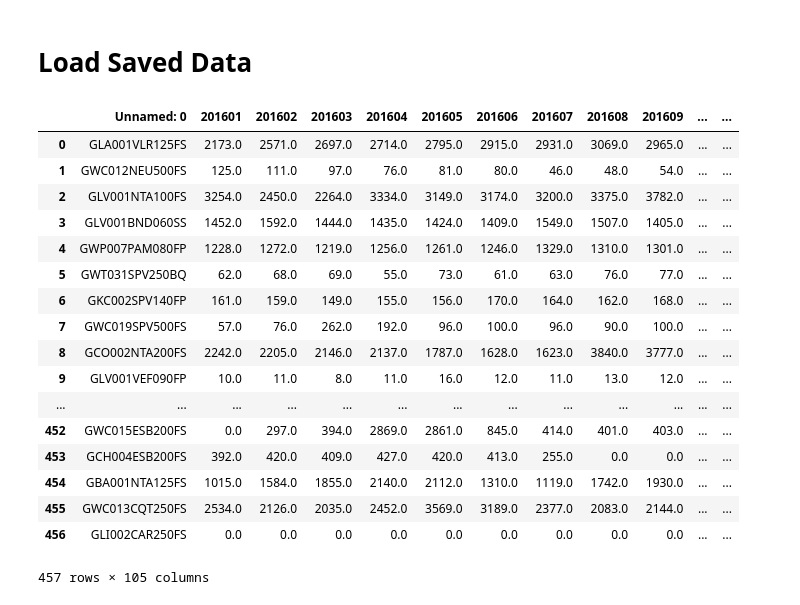
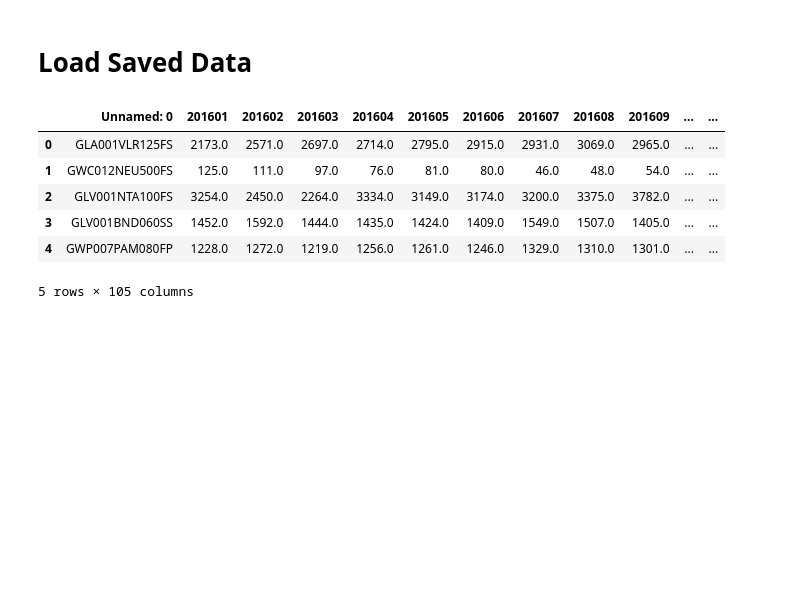
Before and after one commit to imad24/pc_clustering, a Jupyter notebook: notebooks/Data Import.ipynb, the cells around one changed output. Saved outputs shown, nothing was run; the diff lists cells and outputs as text; code cells hidden in the pictures; blank space fills up the shorter version.

```diff
--- a/notebooks/Data Import.ipynb
+++ b/notebooks/Data Import.ipynb
@@ -167,24 +207,13 @@ file_name = "HistPerProduct_p2c1.csv"
 # %%
 file_name = "HistPerProduct_p2c1.csv"
 df_HistPerProduct_p2c1 = pd.read_csv(interim_path + file_name , sep = ";", encoding = 'utf-8', header = 0)
 
-display(df_HistPerProduct_p2c1)
+df_HistPerProduct_p2c1.head()
 # %% [output]
 |  | Unnamed: 0 | 201601 | 201602 | 201603 | 201604 | 201605 | 201606 | 201607 | 201608 | 201609 | ... | ... |
 | 0 | GLA001VLR125FS | 2173.0 | 2571.0 | 2697.0 | 2714.0 | 2795.0 | 2915.0 | 2931.0 | 3069.0 | 2965.0 | ... | ... |
 | 1 | GWC012NEU500FS | 125.0 | 111.0 | 97.0 | 76.0 | 81.0 | 80.0 | 46.0 | 48.0 | 54.0 | ... | ... |
 | 2 | GLV001NTA100FS | 3254.0 | 2450.0 | 2264.0 | 3334.0 | 3149.0 | 3174.0 | 3200.0 | 3375.0 | 3782.0 | ... | ... |
 | 3 | GLV001BND060SS | 1452.0 | 1592.0 | 1444.0 | 1435.0 | 1424.0 | 1409.0 | 1549.0 | 1507.0 | 1405.0 | ... | ... |
 | 4 | GWP007PAM080FP | 1228.0 | 1272.0 | 1219.0 | 1256.0 | 1261.0 | 1246.0 | 1329.0 | 1310.0 | 1301.0 | ... | ... |
-| 5 | GWT031SPV250BQ | 62.0 | 68.0 | 69.0 | 55.0 | 73.0 | 61.0 | 63.0 | 76.0 | 77.0 | ... | ... |
-| 6 | GKC002SPV140FP | 161.0 | 159.0 | 149.0 | 155.0 | 156.0 | 170.0 | 164.0 | 162.0 | 168.0 | ... | ... |
-| 7 | GWC019SPV500FS | 57.0 | 76.0 | 262.0 | 192.0 | 96.0 | 100.0 | 96.0 | 90.0 | 100.0 | ... | ... |
-| 8 | GCO002NTA200FS | 2242.0 | 2205.0 | 2146.0 | 2137.0 | 1787.0 | 1628.0 | 1623.0 | 3840.0 | 3777.0 | ... | ... |
-| 9 | GLV001VEF090FP | 10.0 | 11.0 | 8.0 | 11.0 | 16.0 | 12.0 | 11.0 | 13.0 | 12.0 | ... | ... |
-| ... | ... | ... | ... | ... | ... | ... | ... | ... | ... | ... | ... | ... |
-| 452 | GWC015ESB200FS | 0.0 | 297.0 | 394.0 | 2869.0 | 2861.0 | 845.0 | 414.0 | 401.0 | 403.0 | ... | ... |
-| 453 | GCH004ESB200FS | 392.0 | 420.0 | 409.0 | 427.0 | 420.0 | 413.0 | 255.0 | 0.0 | 0.0 | ... | ... |
-| 454 | GBA001NTA125FS | 1015.0 | 1584.0 | 1855.0 | 2140.0 | 2112.0 | 1310.0 | 1119.0 | 1742.0 | 1930.0 | ... | ... |
-| 455 | GWC013CQT250FS | 2534.0 | 2126.0 | 2035.0 | 2452.0 | 3569.0 | 3189.0 | 2377.0 | 2083.0 | 2144.0 | ... | ... |
-| 456 | GLI002CAR250FS | 0.0 | 0.0 | 0.0 | 0.0 | 0.0 | 0.0 | 0.0 | 0.0 | 0.0 | ... | ... |
-457 rows × 105 columns
+5 rows × 105 columns
```
Also changed, not shown: parts of 8 cells of this notebook, 8 other files.
